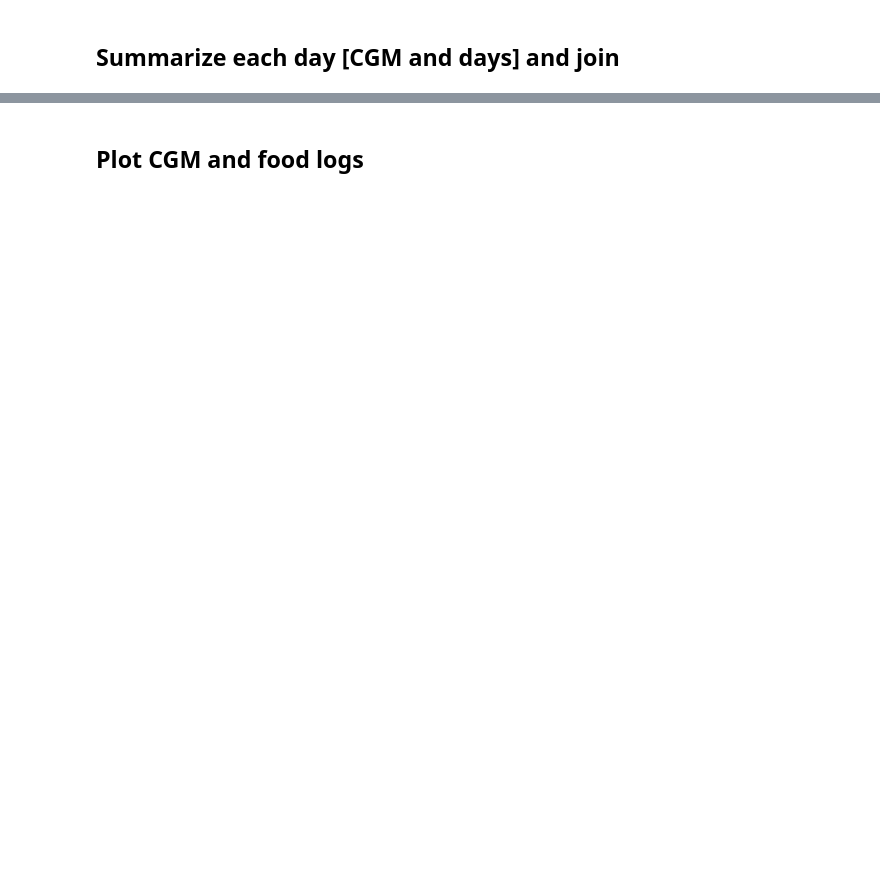
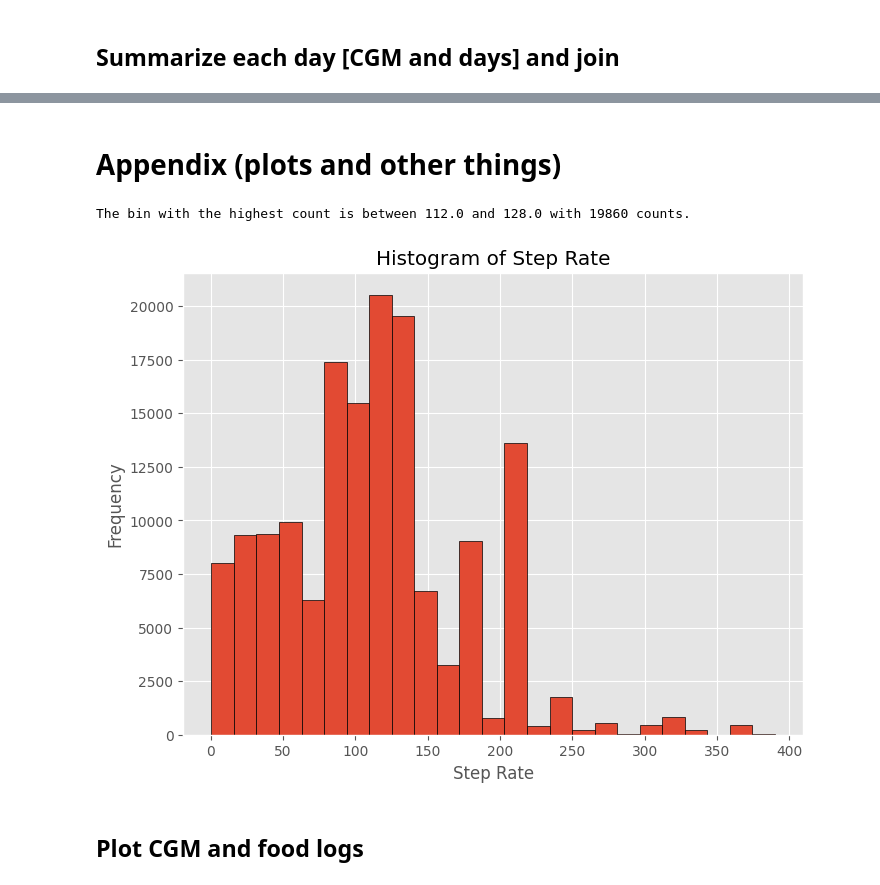
Before and after one commit to jlprieto/sandbox, a Jupyter notebook: Health_Agregator.ipynb, the cells around one changed output, grey strips where cells are left out. Drawn from its saved outputs; the diff is of its cells as text; code cells hidden in the pictures; blank space fills up the shorter version.

```diff
--- a/Health_Agregator.ipynb
+++ b/Health_Agregator.ipynb
@@ -363,0 +962,22 @@ compact_loseit['DateTime'] = compact_loseit.apply(lambda row: pd.Timestamp.combi
+# %%
+parsed_apple_file = os.path.join(_AUXILIARY_ROOT_, 'apple_export.csv')
+parsed_apple = pd.read_csv(parsed_apple_file,
+                           dtype={'unit' : 'str'},
+                           low_memory=False)
+# %%
+### STEPS
+apple_steps = apple_get_type('HKQuantityTypeIdentifierStepCount',
+                             ['Javier’s Apple\xa0Watch', 'Xavi’s Apple\xa0Watch'],
+                             parsed_apple)
+
+if not apple_steps.empty:
+  apple_steps.rename(columns={'value':'steps'}, inplace=True)
+
+  # compute timedelta and step_rate ['steps/min']
+  apple_steps['timedelta'] = apple_steps['endDate'] - apple_steps['startDate']
+  apple_steps['timedelta'] = apple_steps['timedelta'].dt.total_seconds() / 60
+  apple_steps['step_rate/min'] = apple_steps['steps'] / apple_steps['timedelta']
+
+  apple_steps['date'] = apple_steps['startDate'].dt.date
+
+  apple_daily_steps = apple_steps.groupby('date')['steps'].sum().reset_index()
@@ -499,3 +1570,30 @@ cgm_and_macros = cgm_and_macros[cgm_and_macros['Calories'] < 4000].copy()
+# %% [markdown]
+
+# Appendix (plots and other things)
+# %%
+df = apple_steps.copy()
+
+df = df[df['step_rate'] < 400]
+counts, bin_edges = np.histogram(df['step_rate'], bins=25, range=(0, 400))
+
+# Find the bin with the highest count
+max_count_index = np.argmax(counts)
+max_count_bin_start = bin_edges[max_count_index]
+max_count_bin_end = bin_edges[max_count_index + 1]
+
+# Display the results
+print(f"The bin with the highest count is between {max_count_bin_start} and {max_count_bin_end} with {counts[max_count_index]} counts.")
+# %% [output]
+The bin with the highest count is between 112.0 and 128.0 with 19860 counts.
+# %%
+plt.figure(figsize=(8, 6))
+plt.hist(df['step_rate'], bins=25, edgecolor='black')
+plt.title('Histogram of Step Rate')
+plt.xlabel('Step Rate')
+plt.ylabel('Frequency')
+plt.grid(True)
+# %% [output]
+[figure, added]
 # %% [markdown]
 ## Plot CGM and food logs
 # %%
```
Also changed, not shown: parts of 102 cells of this notebook.
